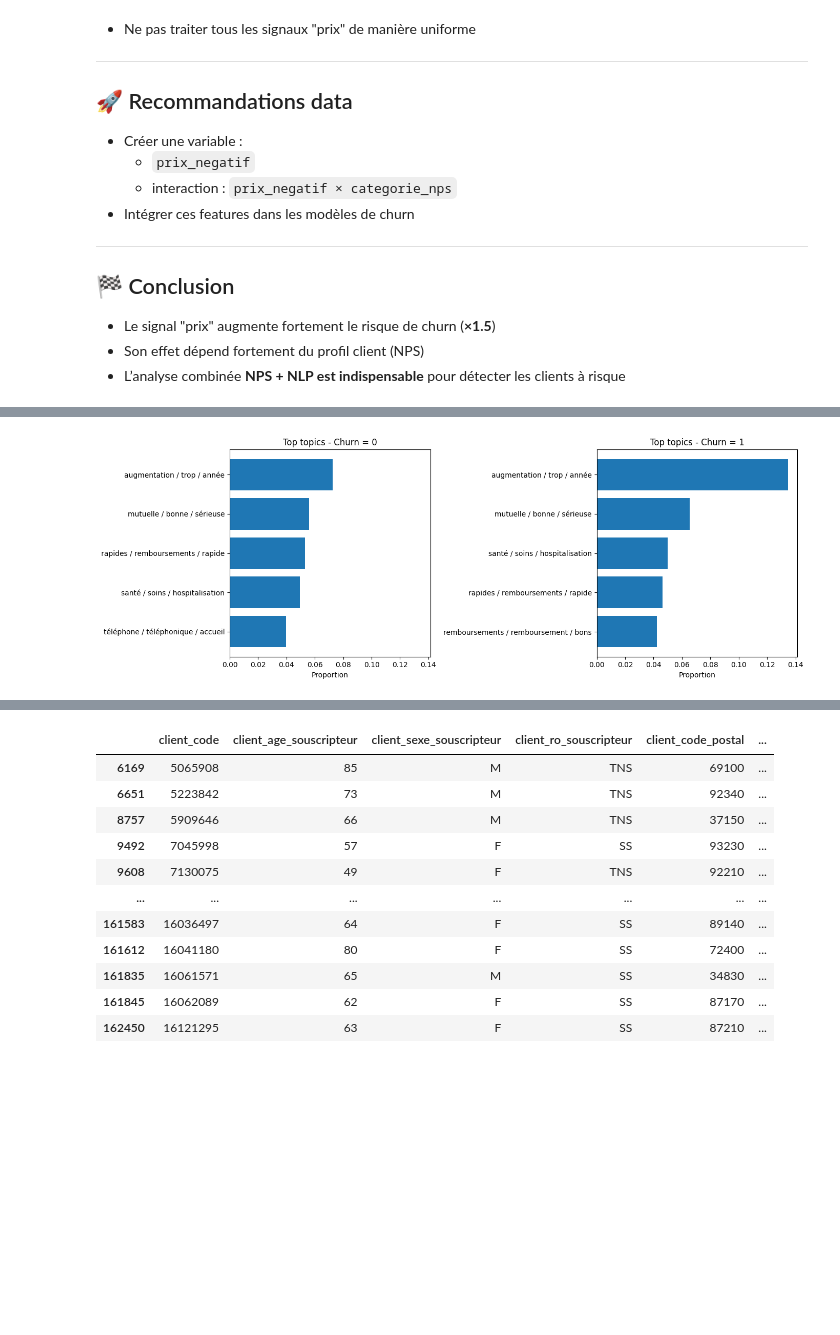
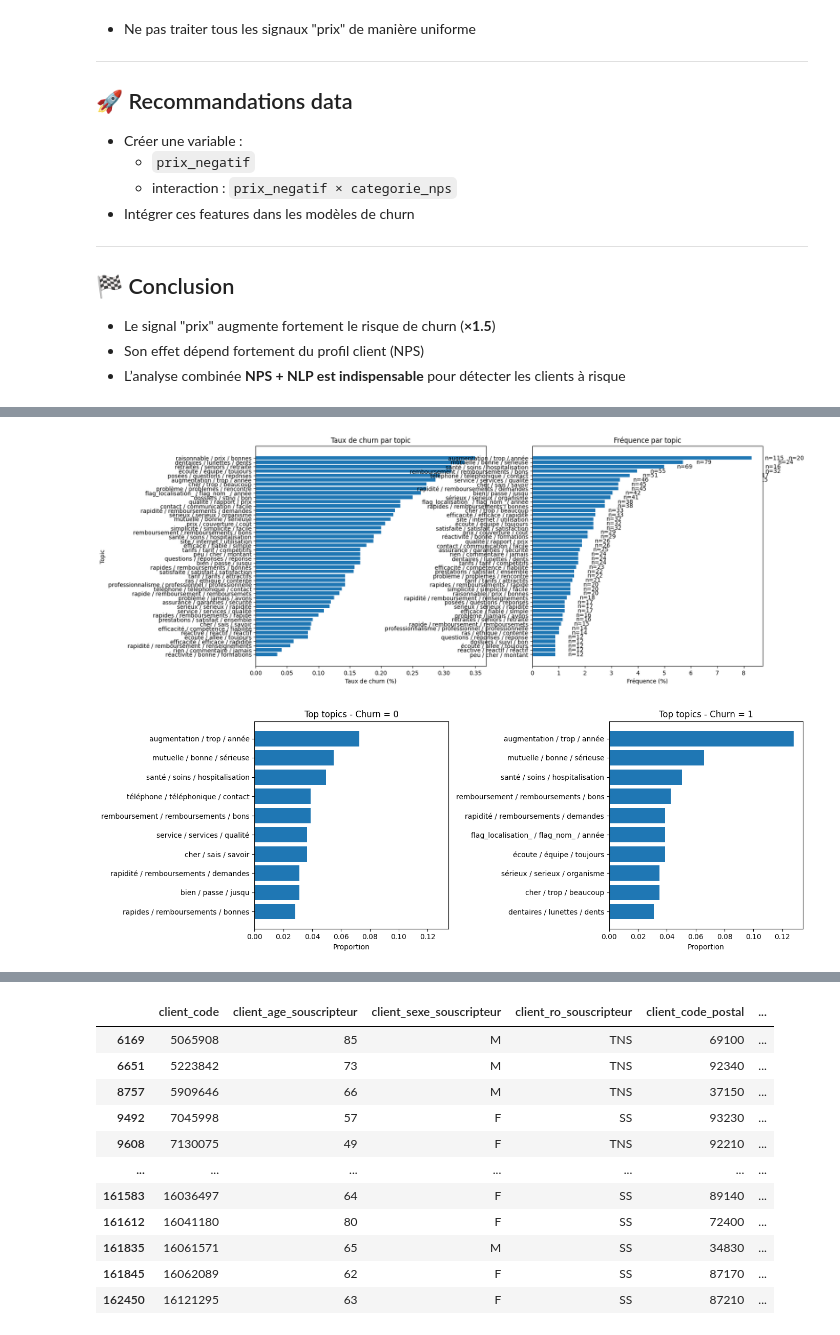
Before and after one commit to kellybourbon2/Alptis-churn-prediction, a Jupyter notebook: notebooks/NPS_analysis.ipynb, the cells around one changed output, grey strips where cells are left out. Cells and saved outputs as stored; diff of their text form; code cells hidden in the pictures; blank space fills up the shorter version.

```diff
--- a/notebooks/NPS_analysis.ipynb
+++ b/notebooks/NPS_analysis.ipynb
@@ -635,3 +619,26 @@ INFO:httpx:HTTP Request: GET https://huggingface.co/api/models/sentence-transfor
+# %%
+fig, axes = plt.subplots(1, 2, figsize=(16, 7))
+
+bars1 = axes[0].barh(plot_churn["topic_label"], plot_churn["churn_rate_pct"])
+axes[0].set_title("Taux de churn par topic")
+axes[0].set_xlabel("Taux de churn (%)")
+axes[0].set_ylabel("Topic")
+for bar, n in zip(bars1, plot_churn["n_clients"]):
+    width = bar.get_width()
+    axes[0].text(width + 0.5, bar.get_y() + bar.get_height()/2, f"n={n}", va="center")
+
+bars2 = axes[1].barh(plot_freq["topic_label"], plot_freq["frequency_pct"])
+axes[1].set_title("Fréquence par topic")
+axes[1].set_xlabel("Fréquence (%)")
+axes[1].set_ylabel("")
+for bar, n in zip(bars2, plot_freq["n_clients"]):
+    width = bar.get_width()
+    axes[1].text(width + 0.5, bar.get_y() + bar.get_height()/2, f"n={n}", va="center")
+
+plt.tight_layout()
+plt.show()
+# %% [output]
+[figure, added]
 # %%
 top_topics_by_churn = (
     df_topic[df_topic["topic"] != -1]
@@ -656,7 +663,7 @@ fig, axes = plt.subplots(1, 2, figsize=(14, 5), sharex=True)
 for i, churn_value in enumerate([0, 1]):
     plot_df = (
         top_topics_by_churn[top_topics_by_churn["target_resiliation_6mois"] == churn_value]
-        .head(5)
+        .head(10)
         .sort_values("proportion", ascending=True)
     )
 
@@ -668,7 +675,7 @@ for i, churn_value in enumerate([0, 1]):
 plt.tight_layout()
 plt.show()
 # %% [output]
-[figure, old version]
+[figure, new version]
 # %%
 def sentiment_group(score):
     if score < -0.1:
```
Also changed, not shown: parts of 7 cells of this notebook.
